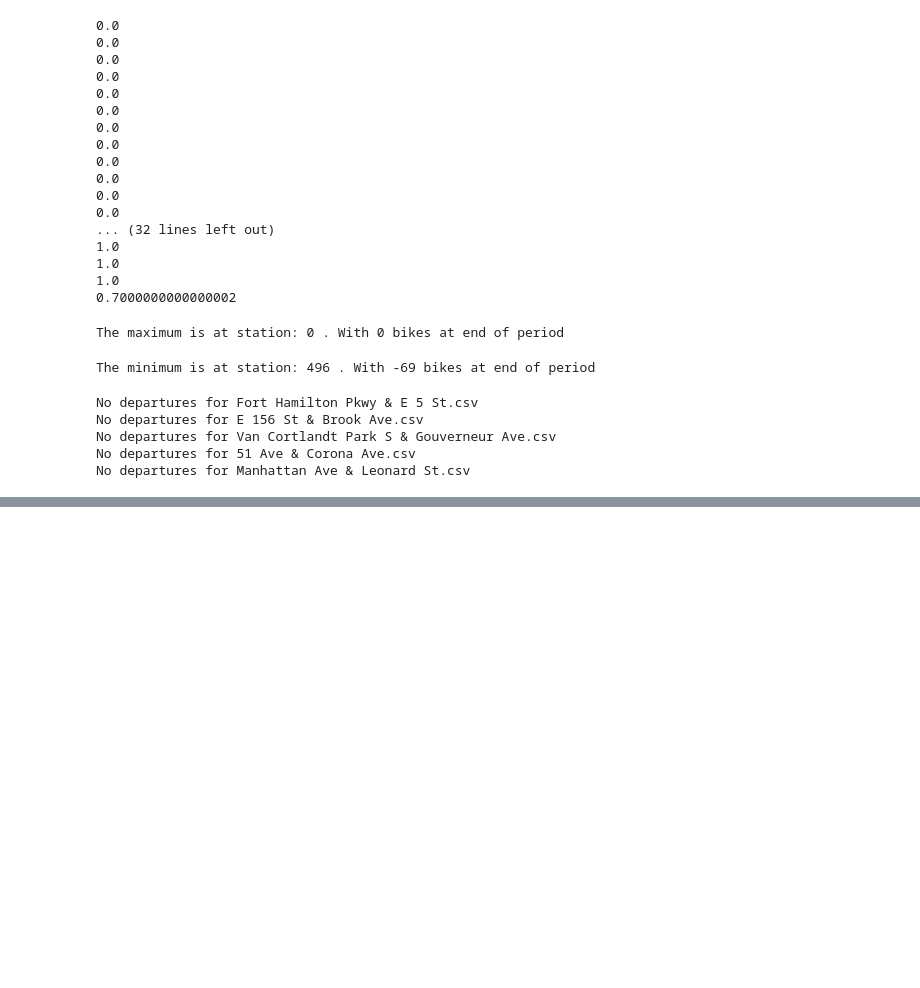
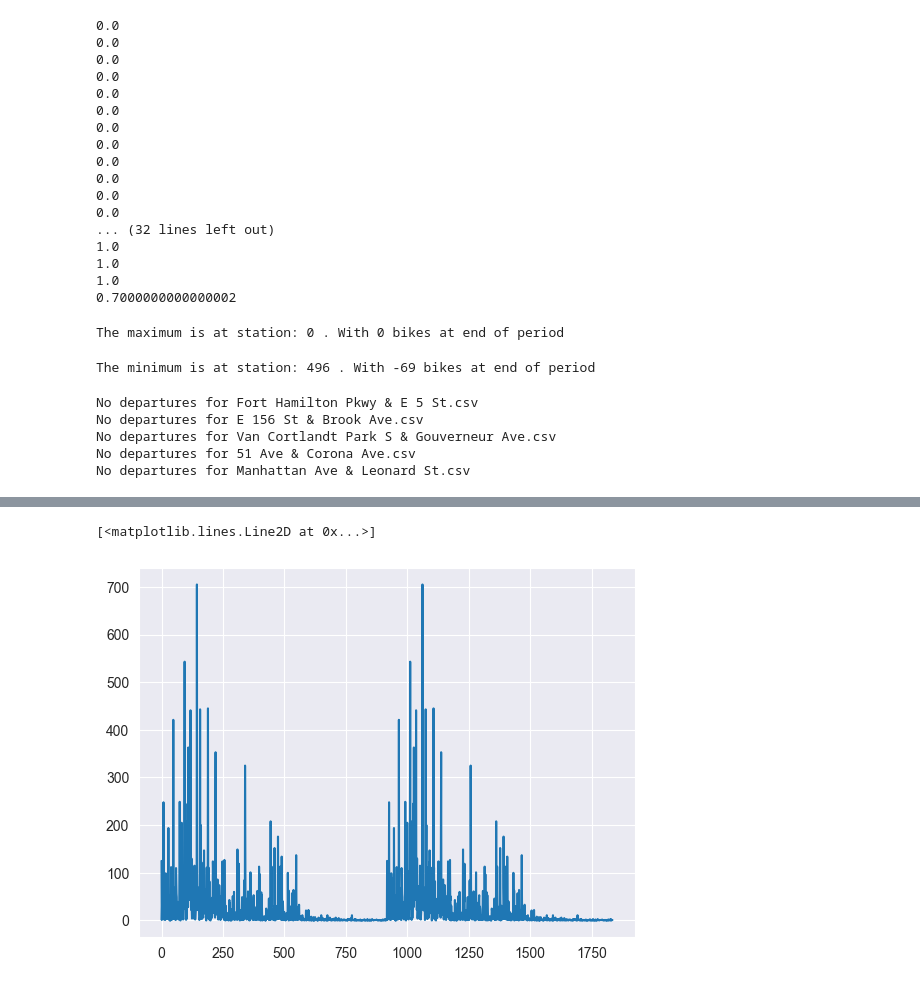
Before and after one commit to jarrettreimers/CSUREMM, a Jupyter notebook: Jarrett.ipynb, the cells around one changed output, grey strips where cells are left out. Saved outputs shown, nothing was run; the diff lists cells and outputs as text; code cells hidden in the pictures; blank space fills up the shorter version.

Commit message:
transition estimation

```diff
--- a/Jarrett.ipynb
+++ b/Jarrett.ipynb
@@ -345,0 +416,5 @@ numpy.float64
+# %%
+plt.plot(transitions)
+# %% [output]
+[<matplotlib.lines.Line2D at 0x...>]
+[figure, added]
```
Also changed, not shown: parts of 14 cells of this notebook, 3 other files.
